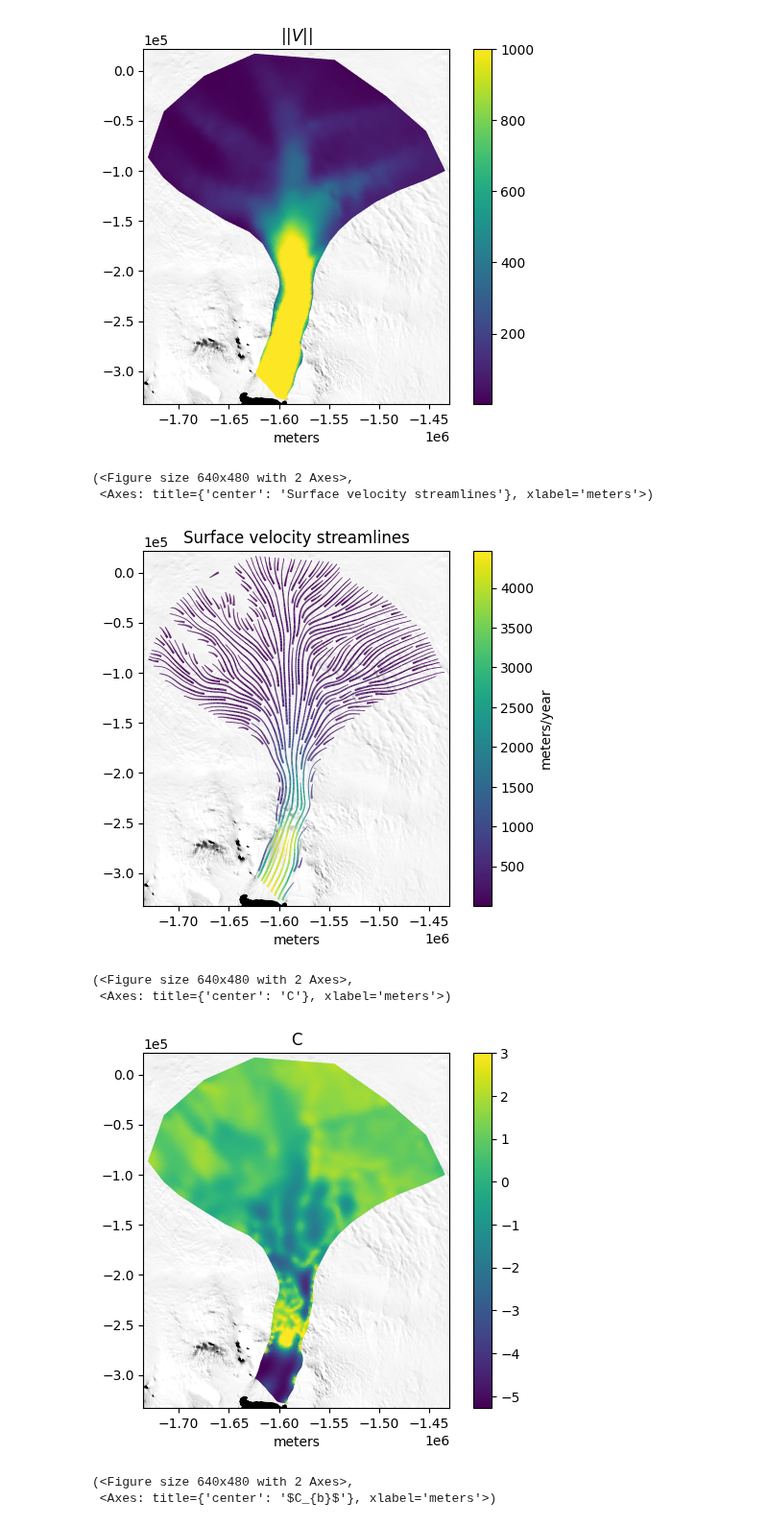
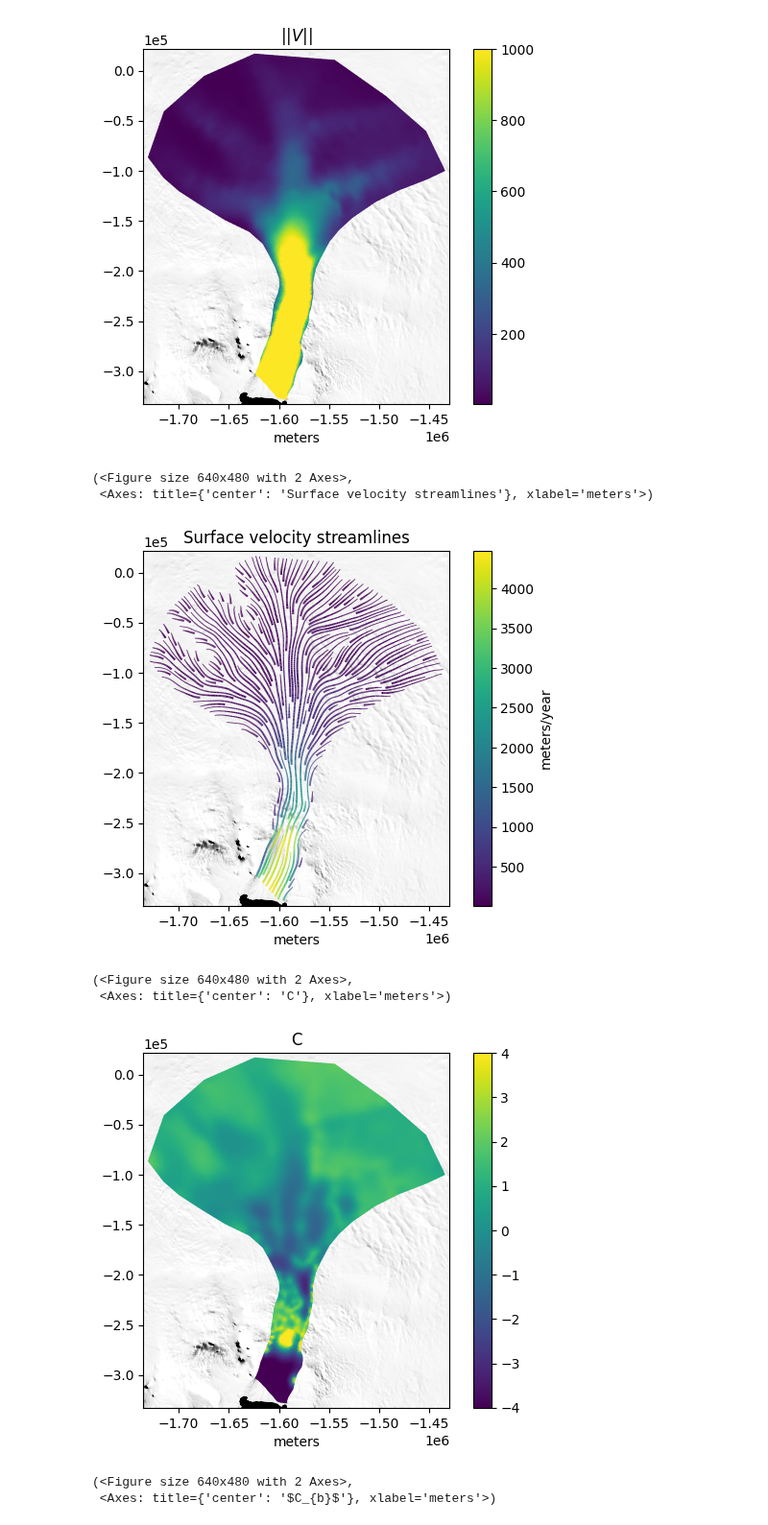
Before and after one commit to racheetmatai/icepack-inverse, a Jupyter notebook: inverse_pig_C01_C_only.ipynb, the cells around one changed output. Shown at 96% size. Drawn from its saved outputs; the diff is of its cells as text; code cells hidden in the pictures.

```diff
--- a/inverse_pig_C01_C_only.ipynb
+++ b/inverse_pig_C01_C_only.ipynb
@@ -15,7 +15,7 @@ To enable the following instructions: AVX2 FMA, in other operations, rebuild Ten
 # %%
 drichlet_ids = [2,3,4]
 side_ids = []
-invert_pig = Invert(outline = 'pine-island', mesh_name = 'pig', reg_constant_c  = 0.1, read_mesh = False,opts = None, drichlet_ids = drichlet_ids , lcar = 9e3)
+invert_pig = Invert(outline = 'pine-island', mesh_name = 'pig', reg_constant_c  = 0.05, read_mesh = False,opts = None, drichlet_ids = drichlet_ids , lcar = 9e3)
 # %% [output]
 Reading outline from icepack database
 Creating mesh
@@ -105,13 +105,13 @@ invert_pig.plot_streamline_u(u_optimized)
 # %% [output]
 (<Figure size 640x480 with 2 Axes>,
  <Axes: title={'center': 'Surface velocity streamlines'}, xlabel='meters'>)
-[figure, old version]
+[figure, new version]
 # %%
-invert_pig.plot_C(vmax = 3)
+invert_pig.plot_C(vmin = -4, vmax = 4)
 # %% [output]
 (<Figure size 640x480 with 2 Axes>,
  <Axes: title={'center': 'C'}, xlabel='meters'>)
-[figure, old version]
+[figure, new version]
 # %%
 invert_pig.plot_C_total(vmax = 0.1)
 # %% [output]
```
Also changed, not shown: parts of 6 cells of this notebook, 5 other files.
